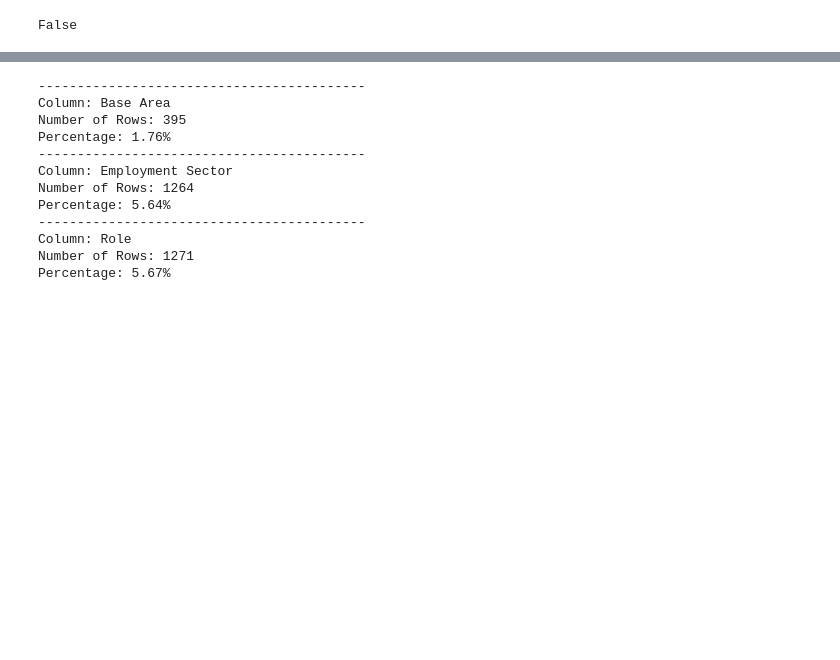
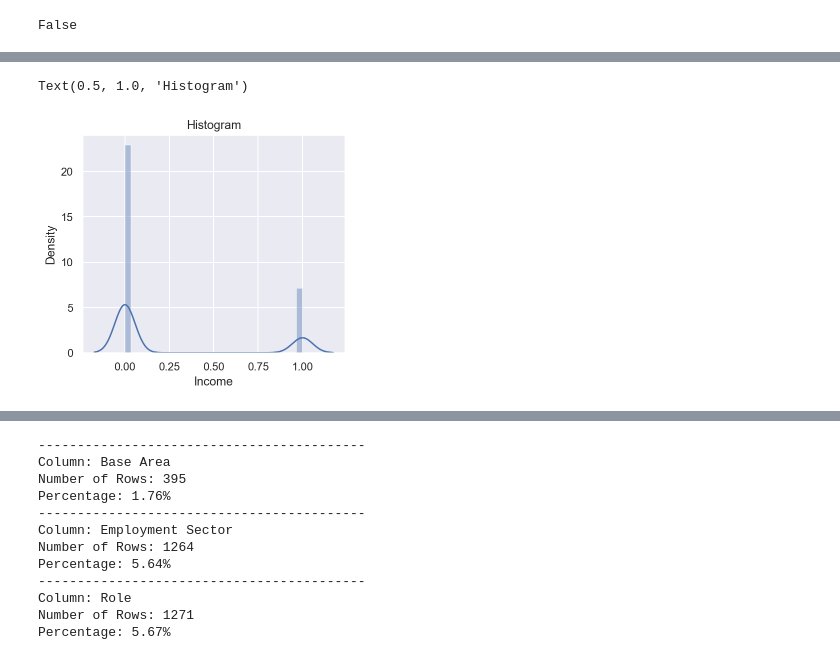
Before and after one commit to johnruiz24/ML_Project, a Jupyter notebook: ML Project 3 datasets.ipynb, the cells around one changed output, grey strips where cells are left out. Saved outputs shown, nothing was run; the diff lists cells and outputs as text; code cells hidden in the pictures; blank space fills up the shorter version.

```diff
--- a/ML Project 3 datasets.ipynb
+++ b/ML Project 3 datasets.ipynb
@@ -148,0 +217,11 @@ False
+# %%
+# define figure size
+plt.figure(figsize=(16, 4))
+
+# histogram
+plt.subplot(1, 3, 1)
+sns.distplot(train_check['Income'], bins=30)
+plt.title('Histogram')
+# %% [output]
+Text(0.5, 1.0, 'Histogram')
+[figure, added]
```
Also changed, not shown: parts of 119 cells of this notebook.
